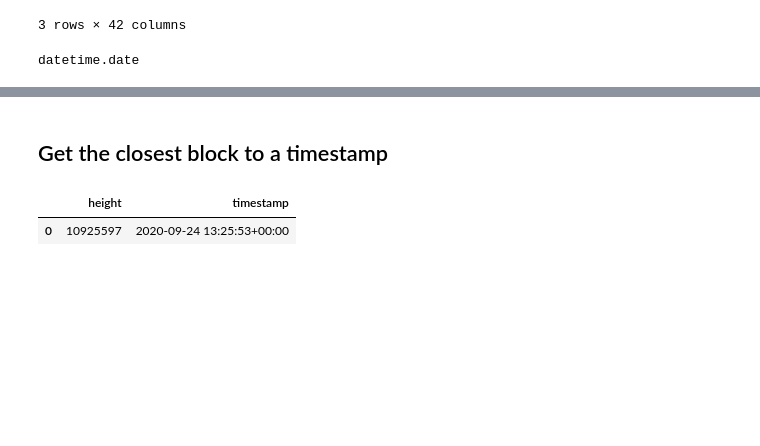
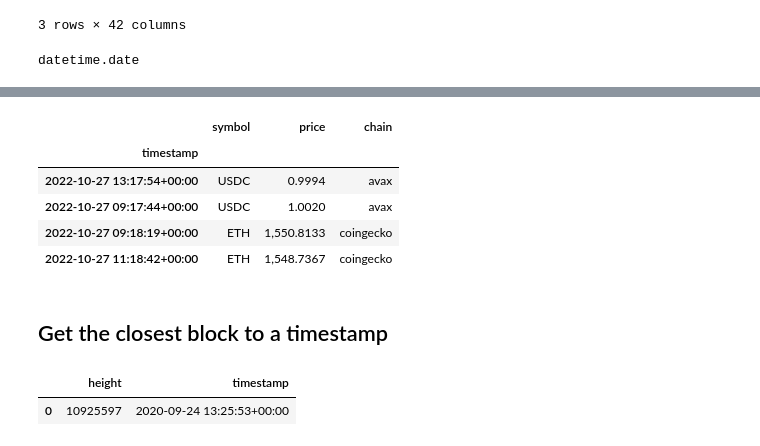
Before and after one commit to coindataschool/defillama2, a Jupyter notebook: notebooks/defillama_api_coins.ipynb, the cells around one changed output, grey strips where cells are left out. Drawn from its saved outputs; the diff is of its cells as text; code cells hidden in the pictures; blank space fills up the shorter version.

Commit message:
add example of get_tokens_hist_batch_prices()

```diff
--- a/notebooks/defillama_api_coins.ipynb
+++ b/notebooks/defillama_api_coins.ipynb
@@ -230,3 +235,14 @@ datetime.date
+# %%
+dd = {"avax:0xb97ef9ef8734c71904d8002f8b6bc66dd9c48a6e": [1666876743, 1666862343], # unix epoch seconds
+      "coingecko:ethereum": [1666869543, 1666862343]}
+obj.get_tokens_hist_batch_prices(dd)
+# %% [output]
+|  | symbol | price | chain |
+| timestamp |  |  |  |
+| 2022-10-27 13:17:54+00:00 | USDC | 0.9994 | avax |
+| 2022-10-27 09:17:44+00:00 | USDC | 1.0020 | avax |
+| 2022-10-27 09:18:19+00:00 | ETH | 1,550.8133 | coingecko |
+| 2022-10-27 11:18:42+00:00 | ETH | 1,548.7367 | coingecko |
 # %% [markdown]
 ## Get the closest block to a timestamp
 # %%
```
Also changed, not shown: parts of 2 cells of this notebook.
